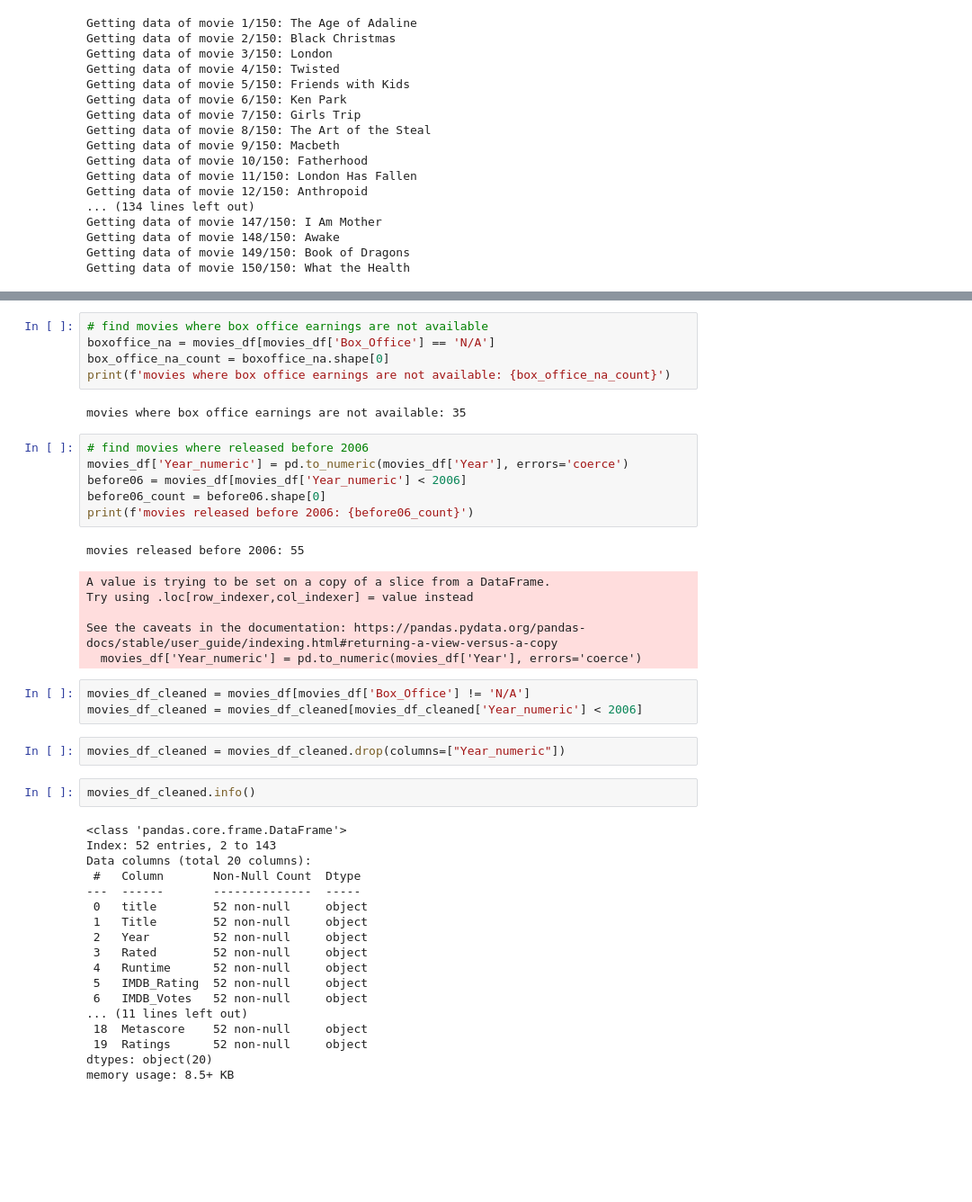
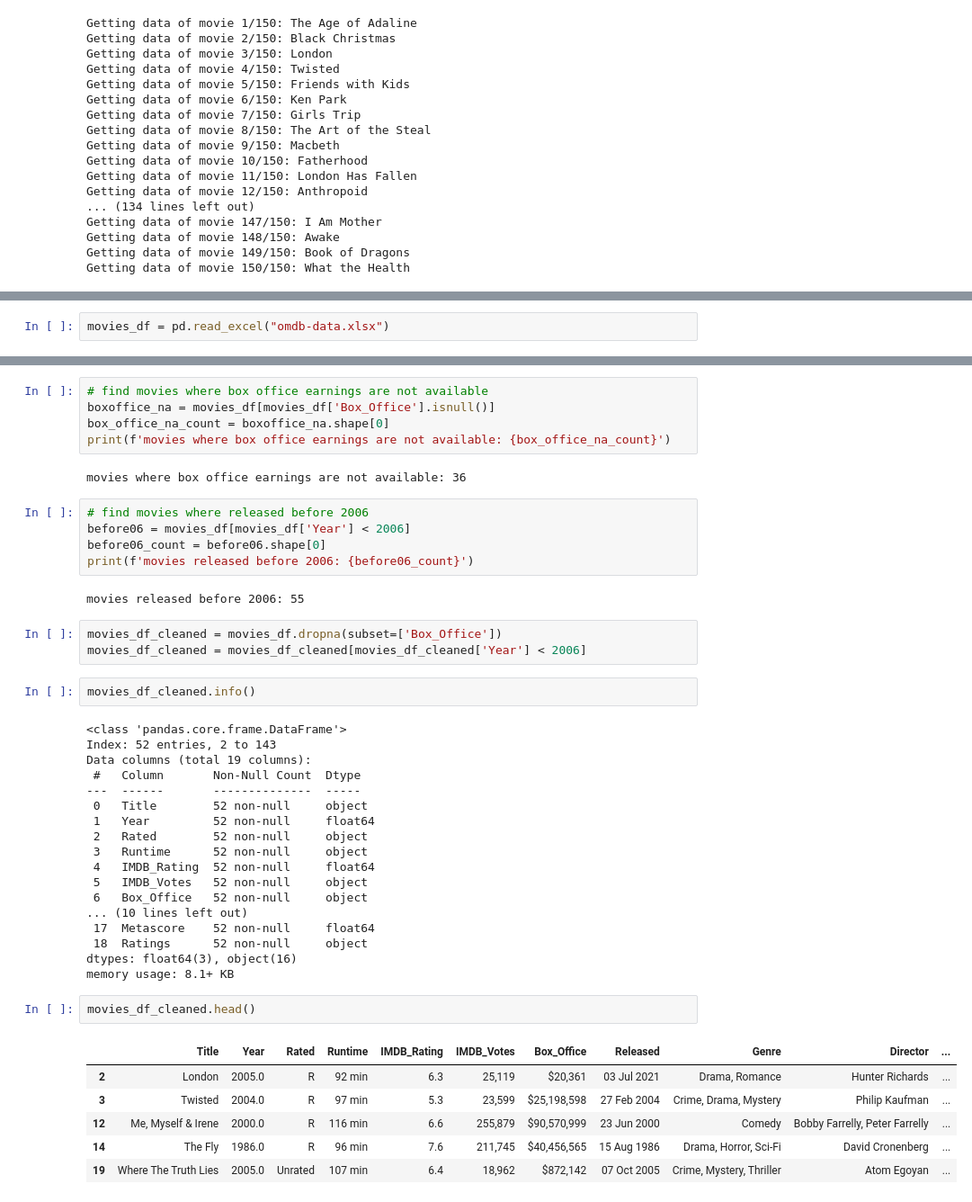
Before and after one commit to pegahbkz/neon-movies, a Jupyter notebook: movie-analysis.ipynb, the cells around one changed output, grey strips where cells are left out. Shown at 90% size. Cells and saved outputs as stored; diff of their text form; blank space fills up the shorter version.

```diff
--- a/movie-analysis.ipynb
+++ b/movie-analysis.ipynb
@@ -161,0 +149,2 @@ movies_df = movies_df.dropna()
+# %%
+movies_df = pd.read_excel("omdb-data.xlsx")
@@ -162,45 +194,46 @@ movies_df = movies_df.dropna()
 # %%
 # find movies where box office earnings are not available
-boxoffice_na = movies_df[movies_df['Box_Office'] == 'N/A']
+boxoffice_na = movies_df[movies_df['Box_Office'].isnull()]
 box_office_na_count = boxoffice_na.shape[0]
 print(f'movies where box office earnings are not available: {box_office_na_count}')
 # %% [output]
-movies where box office earnings are not available: 35
+movies where box office earnings are not available: 36
 # %%
 # find movies where released before 2006
-movies_df['Year_numeric'] = pd.to_numeric(movies_df['Year'], errors='coerce')
-before06 = movies_df[movies_df['Year_numeric'] < 2006]
+before06 = movies_df[movies_df['Year'] < 2006]
 before06_count = before06.shape[0]
 print(f'movies released before 2006: {before06_count}')
 # %% [output]
 movies released before 2006: 55
-A value is trying to be set on a copy of a slice from a DataFrame.
-Try using .loc[row_indexer,col_indexer] = value instead
-
-See the caveats in the documentation: https://pandas.pydata.org/pandas-docs/stable/user_guide/indexing.html#returning-a-view-versus-a-copy
-  movies_df['Year_numeric'] = pd.to_numeric(movies_df['Year'], errors='coerce')
 # %%
-movies_df_cleaned = movies_df[movies_df['Box_Office'] != 'N/A']
-movies_df_cleaned = movies_df_cleaned[movies_df_cleaned['Year_numeric'] < 2006]
+movies_df_cleaned = movies_df.dropna(subset=['Box_Office'])
+movies_df_cleaned = movies_df_cleaned[movies_df_cleaned['Year'] < 2006]
-# %%
-movies_df_cleaned = movies_df_cleaned.drop(columns=["Year_numeric"])
 # %%
 movies_df_cleaned.info()
 # %% [output]
 <class 'pandas.core.frame.DataFrame'>
 Index: 52 entries, 2 to 143
-Data columns (total 20 columns):
+Data columns (total 19 columns):
  #   Column       Non-Null Count  Dtype
 ---  ------       --------------  -----
- 0   title        52 non-null     object
- 1   Title        52 non-null     object
- 2   Year         52 non-null     object
- 3   Rated        52 non-null     object
- 4   Runtime      52 non-null     object
- 5   IMDB_Rating  52 non-null     object
- 6   IMDB_Votes   52 non-null     object
-... (11 lines left out)
- 18  Metascore    52 non-null     object
- 19  Ratings      52 non-null     object
-dtypes: object(20)
-memory usage: 8.5+ KB
+ 0   Title        52 non-null     object
+ 1   Year         52 non-null     float64
+ 2   Rated        52 non-null     object
+ 3   Runtime      52 non-null     object
+ 4   IMDB_Rating  52 non-null     float64
+ 5   IMDB_Votes   52 non-null     object
+ 6   Box_Office   52 non-null     object
+... (10 lines left out)
+ 17  Metascore    52 non-null     float64
+ 18  Ratings      52 non-null     object
+dtypes: float64(3), object(16)
+memory usage: 8.1+ KB
+# %%
+movies_df_cleaned.head()
+# %% [output]
+|  | Title | Year | Rated | Runtime | IMDB_Rating | IMDB_Votes | Box_Office | Released | Genre | Director | ... |
+| 2 | London | 2005.0 | R | 92 min | 6.3 | 25,119 | $20,361 | 03 Jul 2021 | Drama, Romance | Hunter Richards | ... |
+| 3 | Twisted | 2004.0 | R | 97 min | 5.3 | 23,599 | $25,198,598 | 27 Feb 2004 | Crime, Drama, Mystery | Philip Kaufman | ... |
+| 12 | Me, Myself & Irene | 2000.0 | R | 116 min | 6.6 | 255,879 | $90,570,999 | 23 Jun 2000 | Comedy | Bobby Farrelly, Peter Farrelly | ... |
+| 14 | The Fly | 1986.0 | R | 96 min | 7.6 | 211,745 | $40,456,565 | 15 Aug 1986 | Drama, Horror, Sci-Fi | David Cronenberg | ... |
+| 19 | Where The Truth Lies | 2005.0 | Unrated | 107 min | 6.4 | 18,962 | $872,142 | 07 Oct 2005 | Crime, Mystery, Thriller | Atom Egoyan | ... |
```
Also changed, not shown: parts of 13 cells of this notebook.
